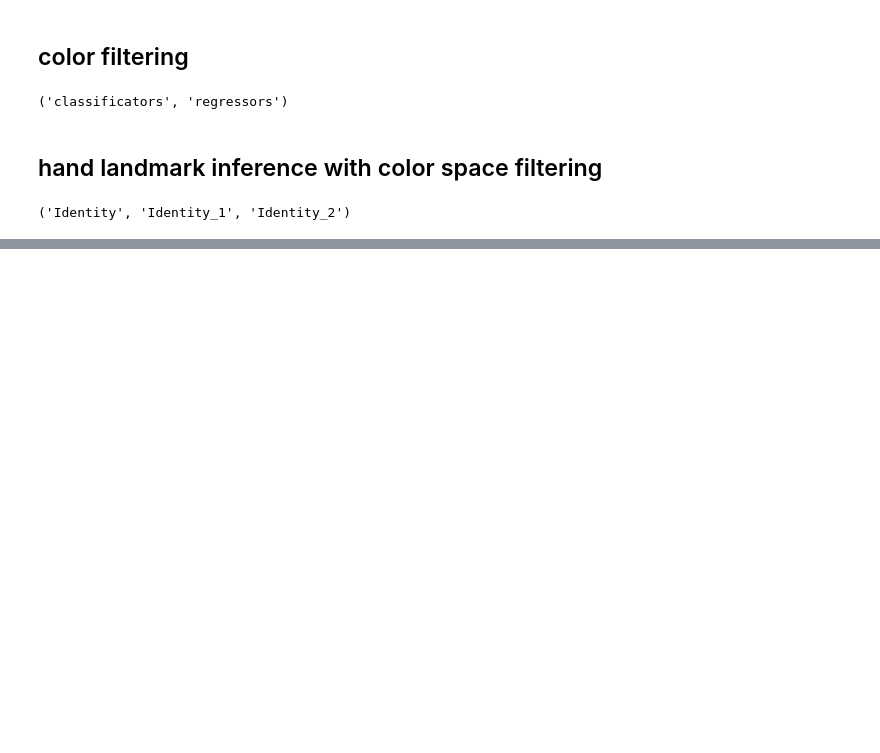
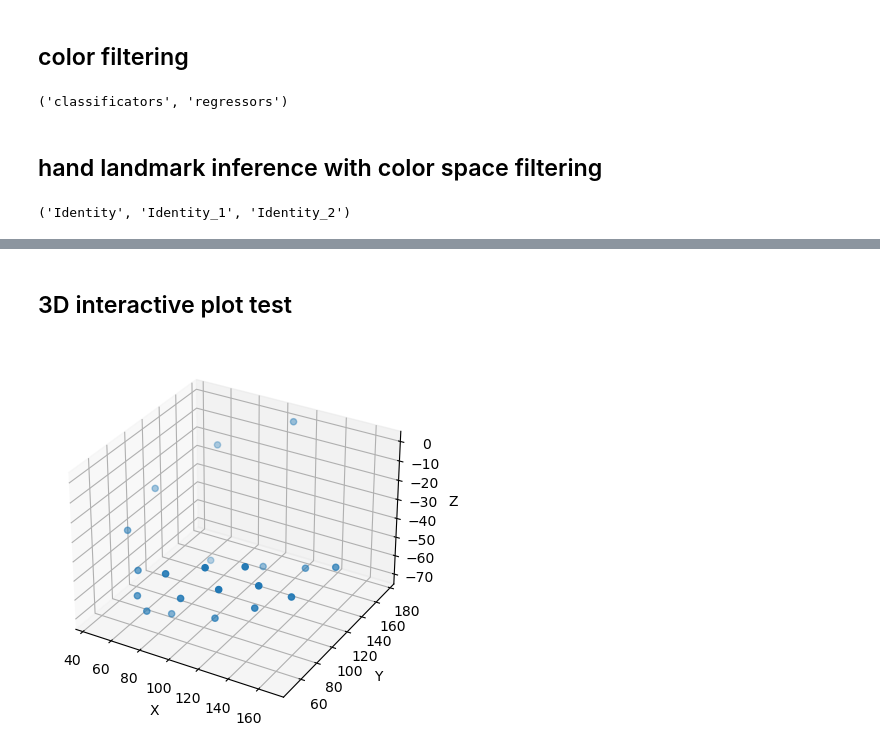
Before and after one commit to JeongChanDo/python_for_unreal_project, a Jupyter notebook: 04_2401_hand_landmark.ipynb, the cells around one changed output, grey strips where cells are left out. Cells and saved outputs as stored; diff of their text form; code cells hidden in the pictures; blank space fills up the shorter version.

```diff
--- a/04_2401_hand_landmark.ipynb
+++ b/04_2401_hand_landmark.ipynb
@@ -641,0 +696,48 @@ cv2.destroyAllWindows()
+# %% [markdown]
+## 3D interactive plot test
+# %%
+import numpy as np
+import matplotlib.pyplot as plt
+
+# 3차원 데이터
+data = np.array([[108.94206, 176.05307, -0.00989121],
+                 [66.63211, 156.35696, -13.882428],
+                 [43.970314, 118.620224, -28.569641],
+                 [45.131695, 83.90769, -37.969234],
+                 [64.411514, 63.89466, -47.19398],
+                 [78.37755, 126.432594, -62.405754],
+                 [80.9642, 74.20769, -70.32052],
+                 [74.78648, 55.93254, -63.078762],
+                 [69.39938, 54.504433, -55.668102],
+                 [116.19742, 124.66215, -56.450626],
+                 [113.28812, 70.35899, -63.33058],
+                 [101.88953, 50.119297, -47.65332],
+                 [93.367805, 47.89171, -36.144737],
+                 [146.24028, 122.291504, -49.578365],
+                 [139.834, 70.69418, -51.78156],
+                 [127.0515, 50.802727, -37.46406],
+                 [118.22893, 50.715637, -28.425808],
+                 [167.25273, 120.39207, -43.55783],
+                 [159.85179, 78.2602, -44.285862],
+                 [146.55978, 62.962257, -35.72725],
+                 [135.62076, 66.65822, -30.061409]])
+
+# 데이터 분리
+x = data[:, 0]
+y = data[:, 1]
+z = data[:, 2]
+
+# 3차원 시각화
+fig = plt.figure()
+ax = fig.add_subplot(111, projection='3d')
+ax.scatter(x, y, z)
+
+# 축 레이블 설정
+ax.set_xlabel('X')
+ax.set_ylabel('Y')
+ax.set_zlabel('Z')
+
+# 그래프 출력
+plt.show()
+# %% [output]
+[figure, added]
```
Also changed, not shown: parts of 9 cells of this notebook.
